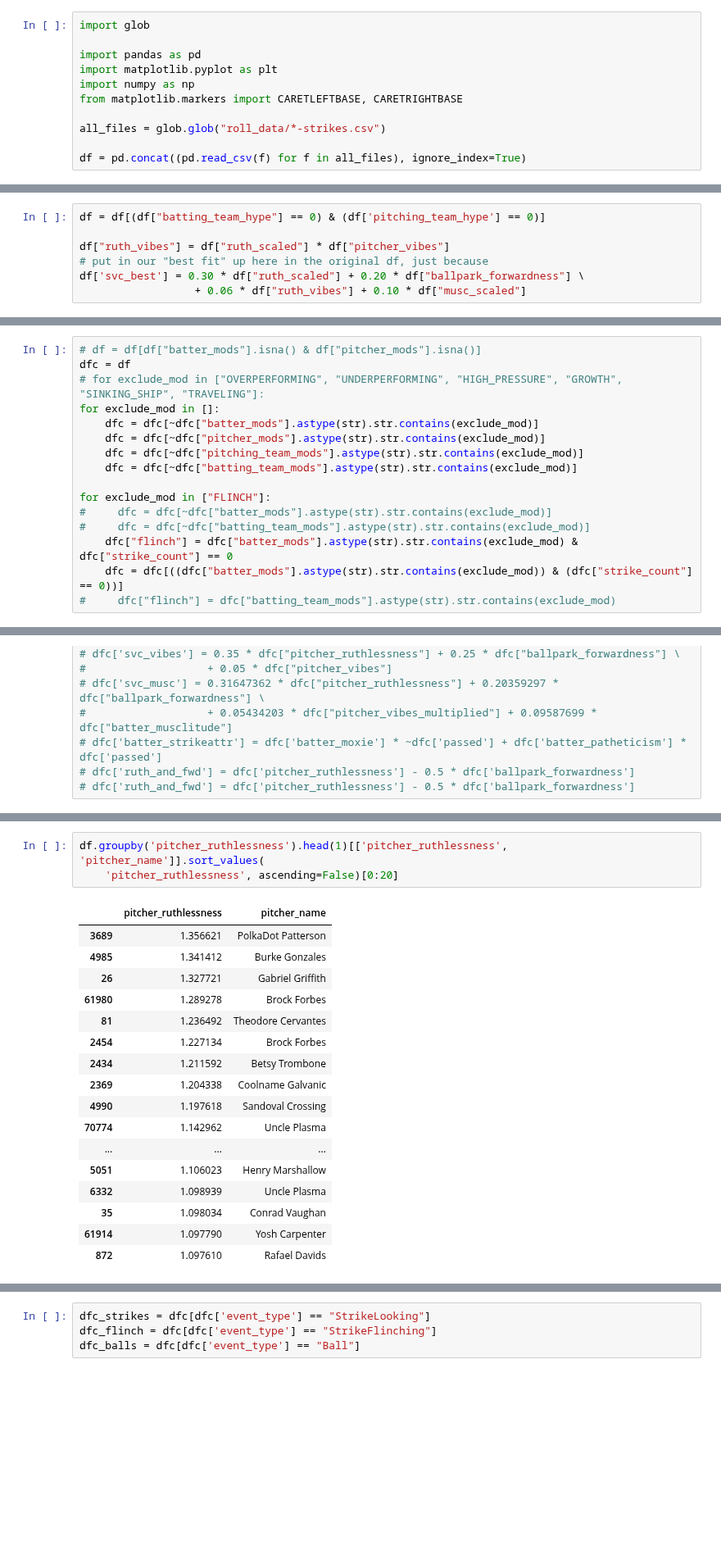
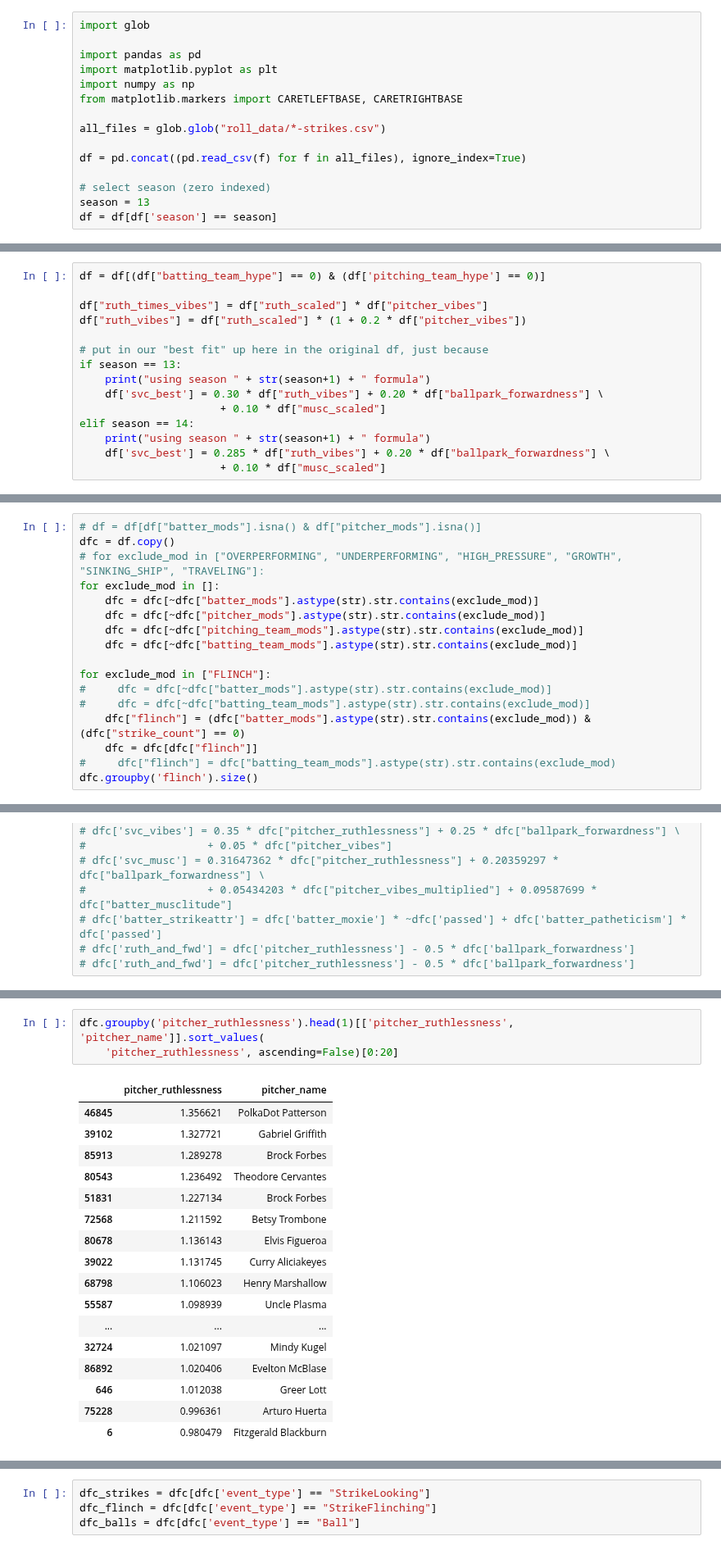
Before and after one commit to xSke/resim, a Jupyter notebook: find_roll_formula_strikes.ipynb, the cells around one changed output, grey strips where cells are left out. Shown at 82% size. Saved outputs shown, nothing was run; the diff lists cells and outputs as text; blank space fills up the shorter version.

```diff
--- a/find_roll_formula_strikes.ipynb
+++ b/find_roll_formula_strikes.ipynb
@@ -9,3 +9,7 @@ from matplotlib.markers import CARETLEFTBASE, CARETRIGHTBASE
 all_files = glob.glob("roll_data/*-strikes.csv")
 
 df = pd.concat((pd.read_csv(f) for f in all_files), ignore_index=True)
+
+# select season (zero indexed)
+season = 13
+df = df[df['season'] == season]
@@ -91,7 +129,15 @@ df.loc[df["batter_mods"].astype(str).str.contains("SCATTERED"),"batter_vibes"] =
 # %%
 df = df[(df["batting_team_hype"] == 0) & (df['pitching_team_hype'] == 0)]
 
-df["ruth_vibes"] = df["ruth_scaled"] * df["pitcher_vibes"]
+df["ruth_times_vibes"] = df["ruth_scaled"] * df["pitcher_vibes"]
+df["ruth_vibes"] = df["ruth_scaled"] * (1 + 0.2 * df["pitcher_vibes"])
+
 # put in our "best fit" up here in the original df, just because
-df['svc_best'] = 0.30 * df["ruth_scaled"] + 0.20 * df["ballpark_forwardness"] \
-                  + 0.06 * df["ruth_vibes"] + 0.10 * df["musc_scaled"]
+if season == 13:
+    print("using season " + str(season+1) + " formula")
+    df['svc_best'] = 0.30 * df["ruth_vibes"] + 0.20 * df["ballpark_forwardness"] \
+                      + 0.10 * df["musc_scaled"]
+elif season == 14:
+    print("using season " + str(season+1) + " formula")
+    df['svc_best'] = 0.285 * df["ruth_vibes"] + 0.20 * df["ballpark_forwardness"] \
+                      + 0.10 * df["musc_scaled"]
@@ -98,6 +149,6 @@ df['svc_best'] = 0.30 * df["ruth_scaled"] + 0.20 * df["ballpark_forwardness"] \
 # %%
 # df = df[df["batter_mods"].isna() & df["pitcher_mods"].isna()]
-dfc = df
+dfc = df.copy()
 # for exclude_mod in ["OVERPERFORMING", "UNDERPERFORMING", "HIGH_PRESSURE", "GROWTH", "SINKING_SHIP", "TRAVELING"]:
 for exclude_mod in []:
     dfc = dfc[~dfc["batter_mods"].astype(str).str.contains(exclude_mod)]
@@ -108,6 +159,7 @@ for exclude_mod in []:
 for exclude_mod in ["FLINCH"]:
 #     dfc = dfc[~dfc["batter_mods"].astype(str).str.contains(exclude_mod)]
 #     dfc = dfc[~dfc["batting_team_mods"].astype(str).str.contains(exclude_mod)]
-    dfc["flinch"] = dfc["batter_mods"].astype(str).str.contains(exclude_mod) & dfc["strike_count"] == 0
-    dfc = dfc[((dfc["batter_mods"].astype(str).str.contains(exclude_mod)) & (dfc["strike_count"] == 0))]
+    dfc["flinch"] = (dfc["batter_mods"].astype(str).str.contains(exclude_mod)) & (dfc["strike_count"] == 0)
+    dfc = dfc[dfc["flinch"]]
 #     dfc["flinch"] = dfc["batting_team_mods"].astype(str).str.contains(exclude_mod)
+dfc.groupby('flinch').size()
@@ -154,22 +212,22 @@ fig.savefig(x_val+".png", facecolor='white')
 # %%
-df.groupby('pitcher_ruthlessness').head(1)[['pitcher_ruthlessness', 'pitcher_name']].sort_values(
+dfc.groupby('pitcher_ruthlessness').head(1)[['pitcher_ruthlessness', 'pitcher_name']].sort_values(
     'pitcher_ruthlessness', ascending=False)[0:20]
 # %% [output]
 |  | pitcher_ruthlessness | pitcher_name |
-| 3689 | 1.356621 | PolkaDot Patterson |
-| 4985 | 1.341412 | Burke Gonzales |
-| 26 | 1.327721 | Gabriel Griffith |
-| 61980 | 1.289278 | Brock Forbes |
-| 81 | 1.236492 | Theodore Cervantes |
-| 2454 | 1.227134 | Brock Forbes |
-| 2434 | 1.211592 | Betsy Trombone |
-| 2369 | 1.204338 | Coolname Galvanic |
-| 4990 | 1.197618 | Sandoval Crossing |
-| 70774 | 1.142962 | Uncle Plasma |
+| 46845 | 1.356621 | PolkaDot Patterson |
+| 39102 | 1.327721 | Gabriel Griffith |
+| 85913 | 1.289278 | Brock Forbes |
+| 80543 | 1.236492 | Theodore Cervantes |
+| 51831 | 1.227134 | Brock Forbes |
+| 72568 | 1.211592 | Betsy Trombone |
+| 80678 | 1.136143 | Elvis Figueroa |
+| 39022 | 1.131745 | Curry Aliciakeyes |
+| 68798 | 1.106023 | Henry Marshallow |
+| 55587 | 1.098939 | Uncle Plasma |
 | ... | ... | ... |
-| 5051 | 1.106023 | Henry Marshallow |
-| 6332 | 1.098939 | Uncle Plasma |
-| 35 | 1.098034 | Conrad Vaughan |
-| 61914 | 1.097790 | Yosh Carpenter |
-| 872 | 1.097610 | Rafael Davids |
+| 32724 | 1.021097 | Mindy Kugel |
+| 86892 | 1.020406 | Evelton McBlase |
+| 646 | 1.012038 | Greer Lott |
+| 75228 | 0.996361 | Arturo Huerta |
+| 6 | 0.980479 | Fitzgerald Blackburn |
 # %%
```
Also changed, not shown: parts of 45 cells of this notebook.
